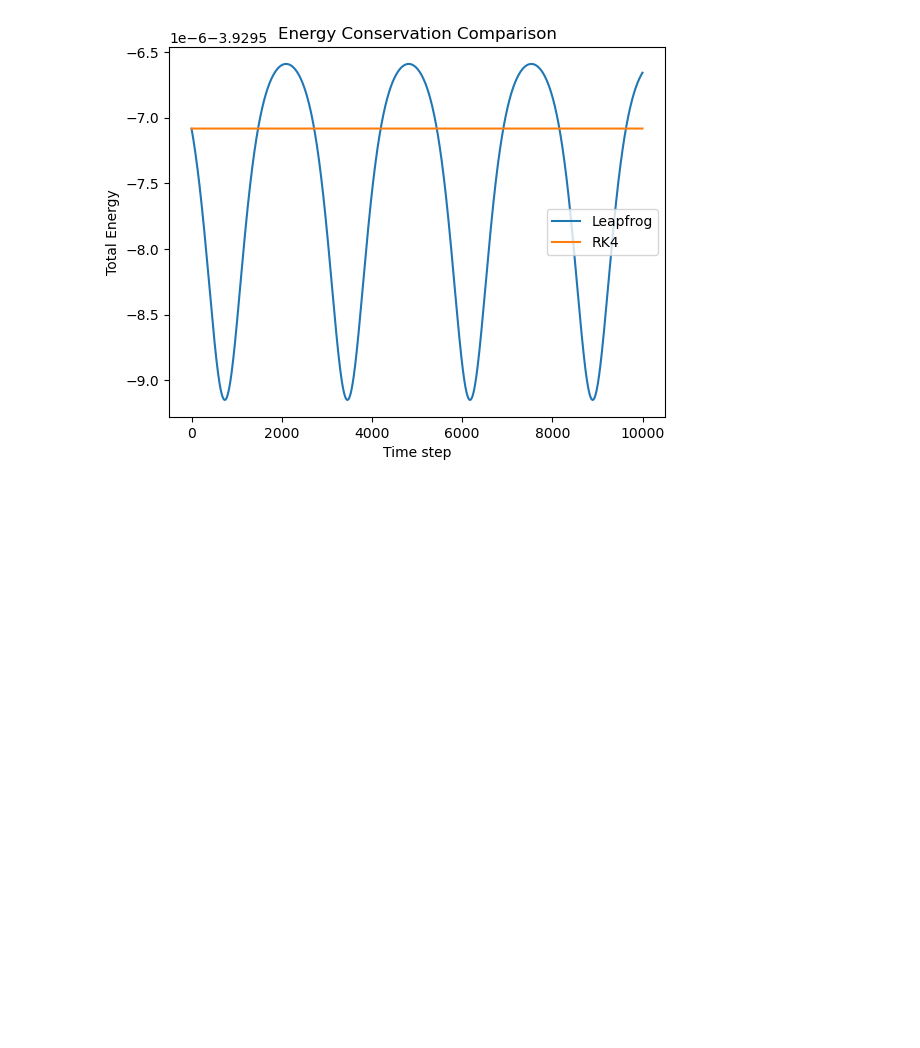
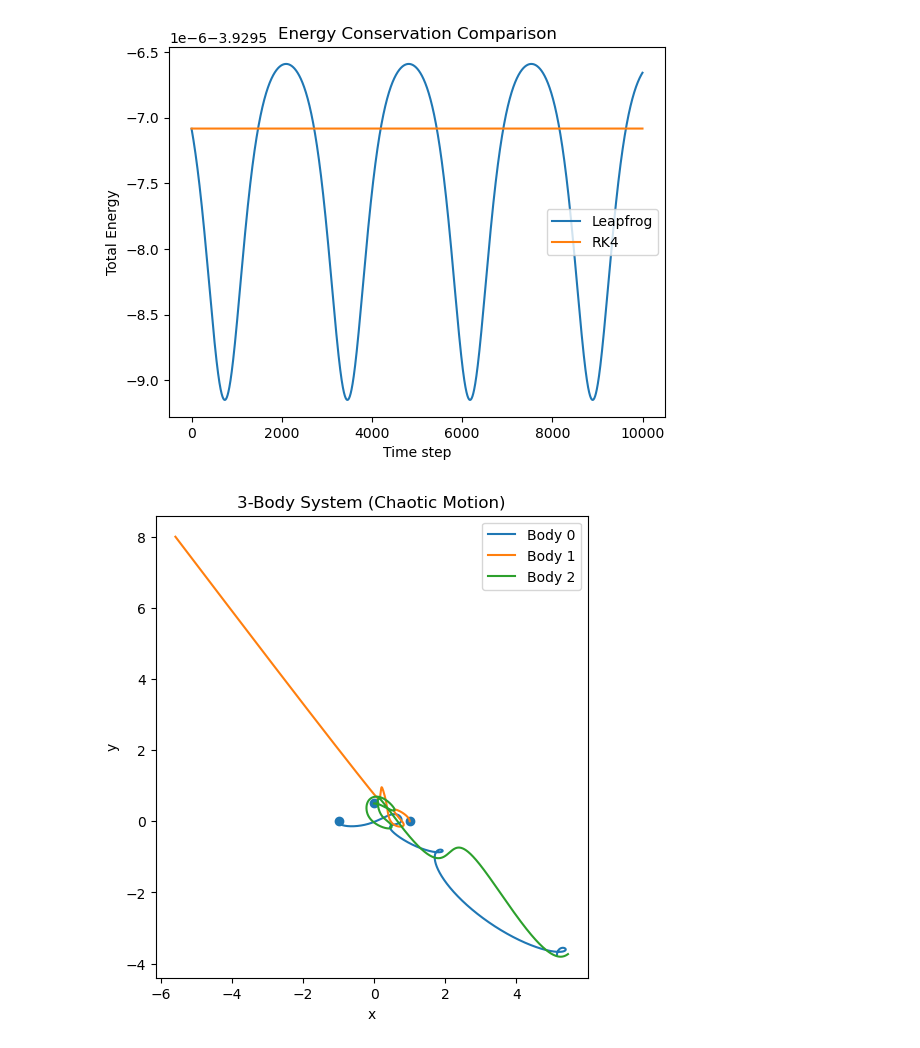
Before and after one commit to kassbell/ASTR4470-finalproject, a Jupyter notebook: notebooks/orbit_tests.ipynb, the cells around one changed output. Drawn from its saved outputs; the diff is of its cells as text; code cells hidden in the pictures; blank space fills up the shorter version.

```diff
--- a/notebooks/orbit_tests.ipynb
+++ b/notebooks/orbit_tests.ipynb
@@ -286,3 +288,52 @@ plt.show()
 # %% [output]
 [figure]
 [figure]
+# %%
+G = 1.0
+
+m = np.array([1.0, 1.0, 1.0])
+
+x = np.array([
+    [-1.0, 0.0, 0.0],
+    [ 1.0, 0.0, 0.0],
+    [ 0.0, 0.5, 0.0]
+])
+
+v = np.array([
+    [ 0.0, -0.3, 0.0],
+    [ 0.0,  0.3, 0.0],
+    [ 0.5,  0.0, 0.0]
+])
+
+x_3 = x.copy()
+v_3 = v.copy()
+
+traj_3 = []
+
+dt = 0.001
+nsteps = 10000
+
+for step in range(nsteps):
+    x_3, v_3 = integrators.step_leapfrog(x_3, v_3, m, dt)
+    traj_3.append(x_3.copy())
+
+traj_3 = np.array(traj_3)
+
+import matplotlib.pyplot as plt
+
+plt.figure(figsize=(6,6))
+
+for i in range(3):
+    plt.plot(traj_3[:,i,0], traj_3[:,i,1], label=f"Body {i}")
+
+plt.scatter(traj_3[0,:,0], traj_3[0,:,1], marker="o")  # starting points
+
+plt.gca().set_aspect('equal')
+plt.legend()
+plt.title("3-Body System (Chaotic Motion)")
+plt.xlabel("x")
+plt.ylabel("y")
+
+plt.show()
+# %% [output]
+[figure, added]
```
Also changed, not shown: parts of 4 cells of this notebook, 7 other files.
